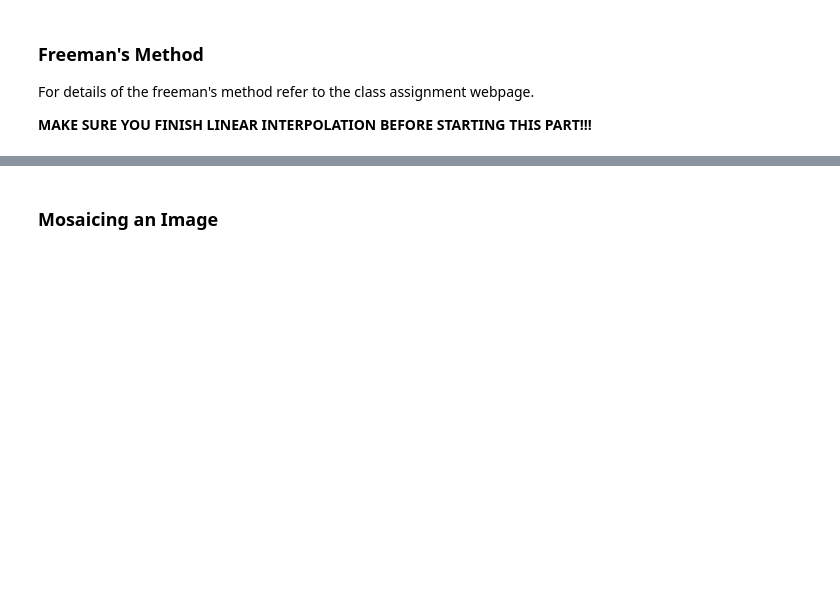
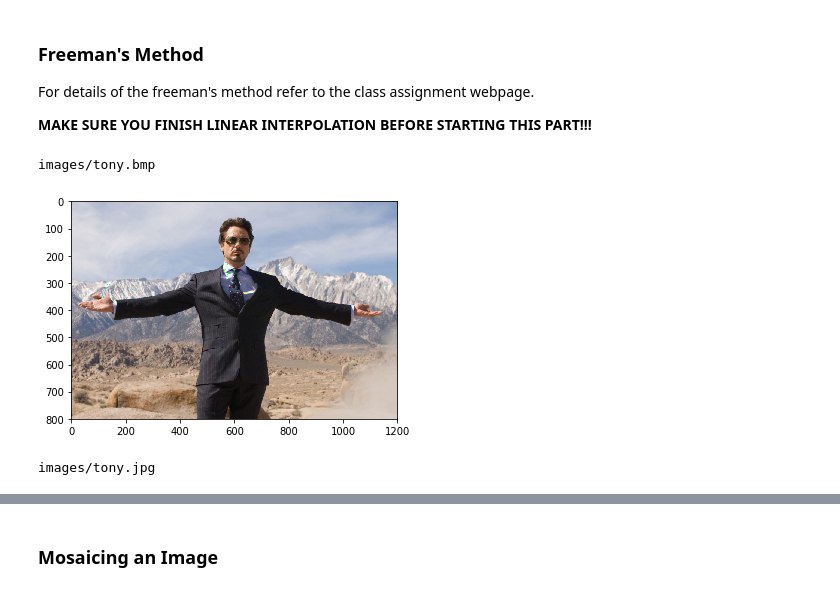
Before and after one commit to 770120041/ComputerVisionPractice, a Jupyter notebook: MP0.ipynb, the cells around one changed output, grey strips where cells are left out. Saved outputs shown, nothing was run; the diff lists cells and outputs as text; code cells hidden in the pictures; blank space fills up the shorter version.

```diff
--- a/MP0.ipynb
+++ b/MP0.ipynb
@@ -161,13 +185,31 @@ def get_freeman_solution_image(mosaic_img):
     HINT : Use the above get_solution_image function.
     '''
     ### YOUR CODE HERE ###
+    freeman_soln_image = get_solution_image(mosaic_img)
+    R_sub_G = np.subtract(freeman_soln_image[:, :, 0], freeman_soln_image[:, :, 1])
+    B_sub_G = np.subtract(freeman_soln_image[:, :, 2], freeman_soln_image[:, :, 1])
+
+
+    median_R_G = scipy.signal.medfilt2d(R_sub_G)
+    median_B_G = scipy.signal.medfilt2d(B_sub_G)
+
+    freeman_soln_image[:, :, 0] = median_R_G + freeman_soln_image[:, :, 1]
+    freeman_soln_image[:, :, 2] = median_B_G + freeman_soln_image[:, :, 1]
+
+
     return freeman_soln_image
 # %%
 mosaic_img = read_image('tony.bmp')
 soln_image = get_freeman_solution_image(mosaic_img)
-original_image = read_image('tony.jpg')
+show_image(soln_image)
+original_image = read_source('tony.jpg')
+show_image(original_image)
 # For sanity check display your solution image here
 ### YOUR CODE
+# %% [output]
+images/tony.bmp
+[figure, added]
+images/tony.jpg
 # %%
 pp_err, max_err = compute_errors(soln_image, original_image)
 print("The average per-pixel error for tony is: "+str(pp_err))
```
Also changed, not shown: parts of 12 cells of this notebook, 1 other file.
